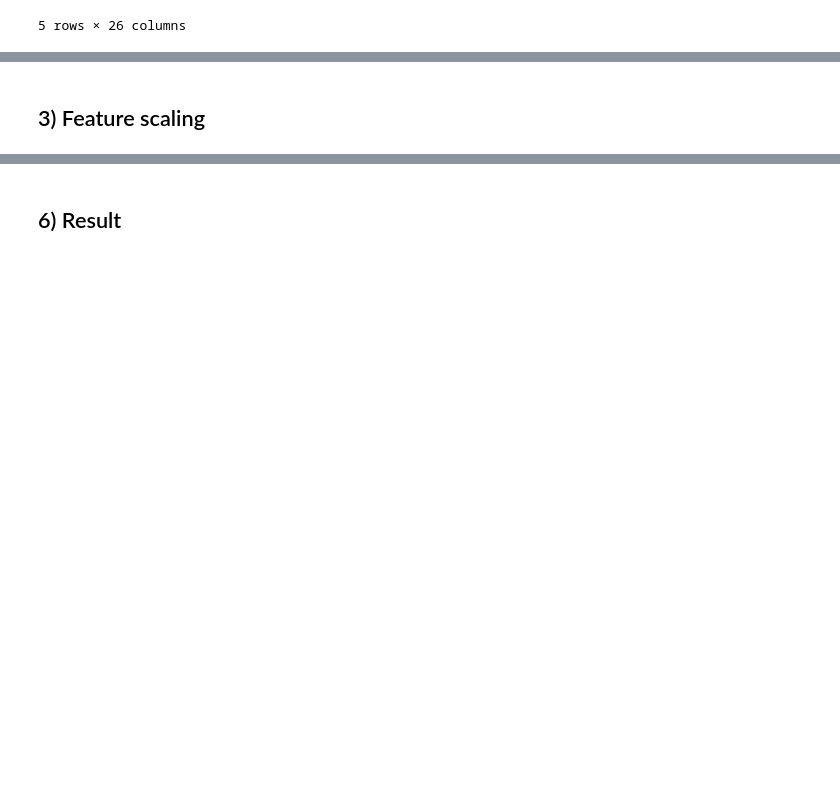
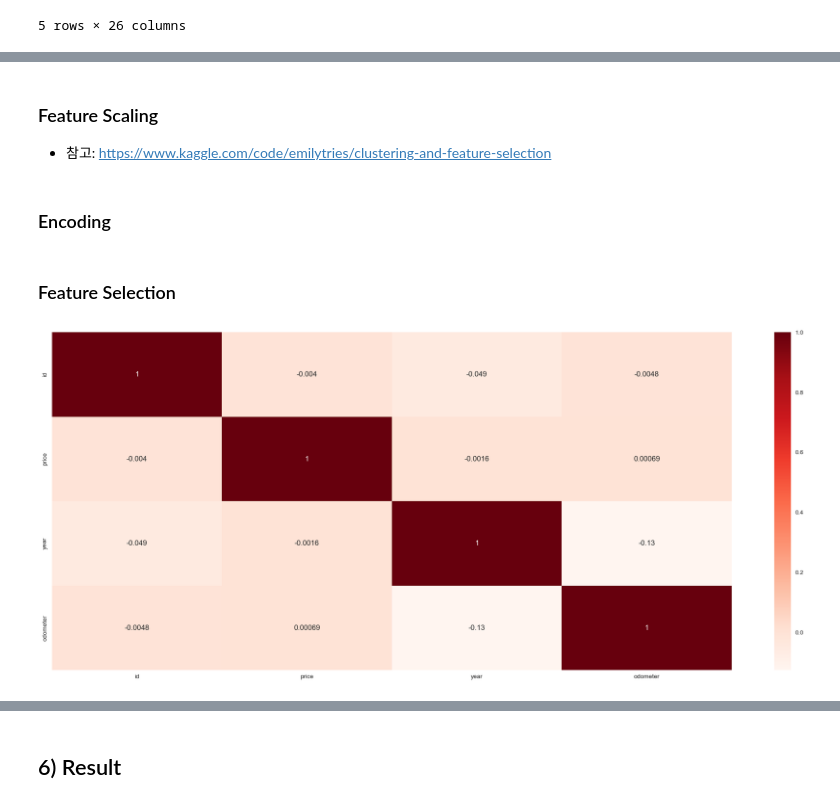
Before and after one commit to JeongYunLee/2023BigData, a Jupyter notebook: 2023_중고차_빅데이터팀플.ipynb, the cells around one changed output, grey strips where cells are left out. Cells and saved outputs as stored; diff of their text form; code cells hidden in the pictures; blank space fills up the shorter version.

```diff
--- a/2023_중고차_빅데이터팀플.ipynb
+++ b/2023_중고차_빅데이터팀플.ipynb
@@ -78,6 +93,6 @@ from sklearn.decomposition import PCA ## for visualization
 # %%
-df = pd.read_csv('vehicles.csv')
-df.head()
+df_raw = pd.read_csv('vehicles.csv')
+df_raw.head()
 # %% [output]
 |  | id | url | region | region_url | price | year | manufacturer | model | condition | cylinders | ... |
 | 0 | 7222695916 | https://prescott.craigslist.org/c... | prescott | https://prescott.craigslist.org | 6000 | NaN | NaN | NaN | NaN | NaN | ... |
@@ -88,0 +137,6 @@ df.head()
+# %%
+# 필요한 컬럼만 남기기
+# null이 너무 많은 컬럼은 제거
+df = df_raw[['id', 'price', 'year', 'manufacturer', 'model', 'condition', 'cylinders', 'fuel', 'odometer', 'transmission', 'drive', 'type', 'paint_color', 'description']].copy()
+df.dropna(inplace=True)
+df
@@ -89,2 +157,14 @@ df.head()
+# %% [markdown]
+### Feature Scaling
+* 참고: https://www.kaggle.com/code/emilytries/clustering-and-feature-selection
+# %% [markdown]
+### Encoding
 # %% [markdown]
-## 3) Feature scaling
+### Feature Selection
+# %%
+plt.figure(figsize=(25,10))
+cor = df.corr()
+sns.heatmap(cor, annot=True, cmap=plt.cm.Reds)
+plt.show()
+# %% [output]
+[figure, added]
```
Also changed, not shown: parts of 15 cells of this notebook.
